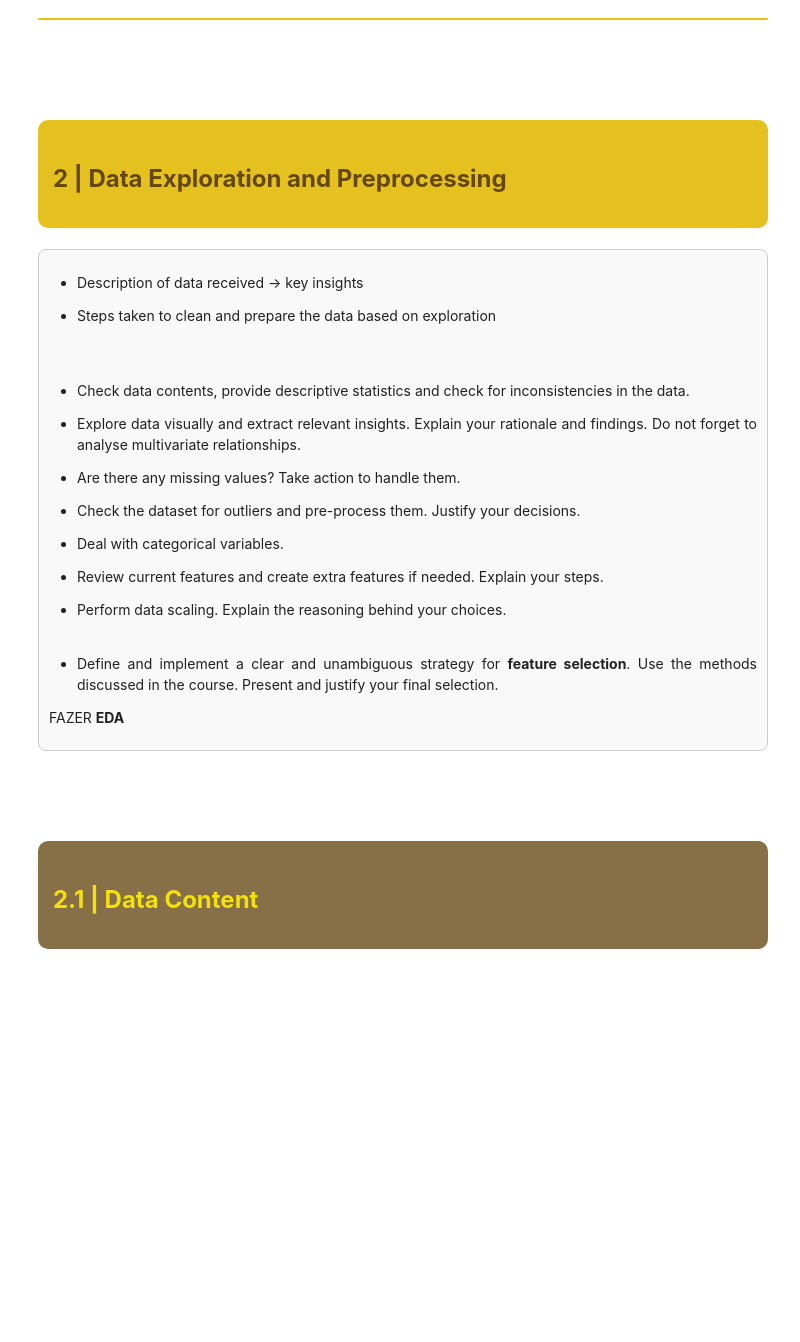
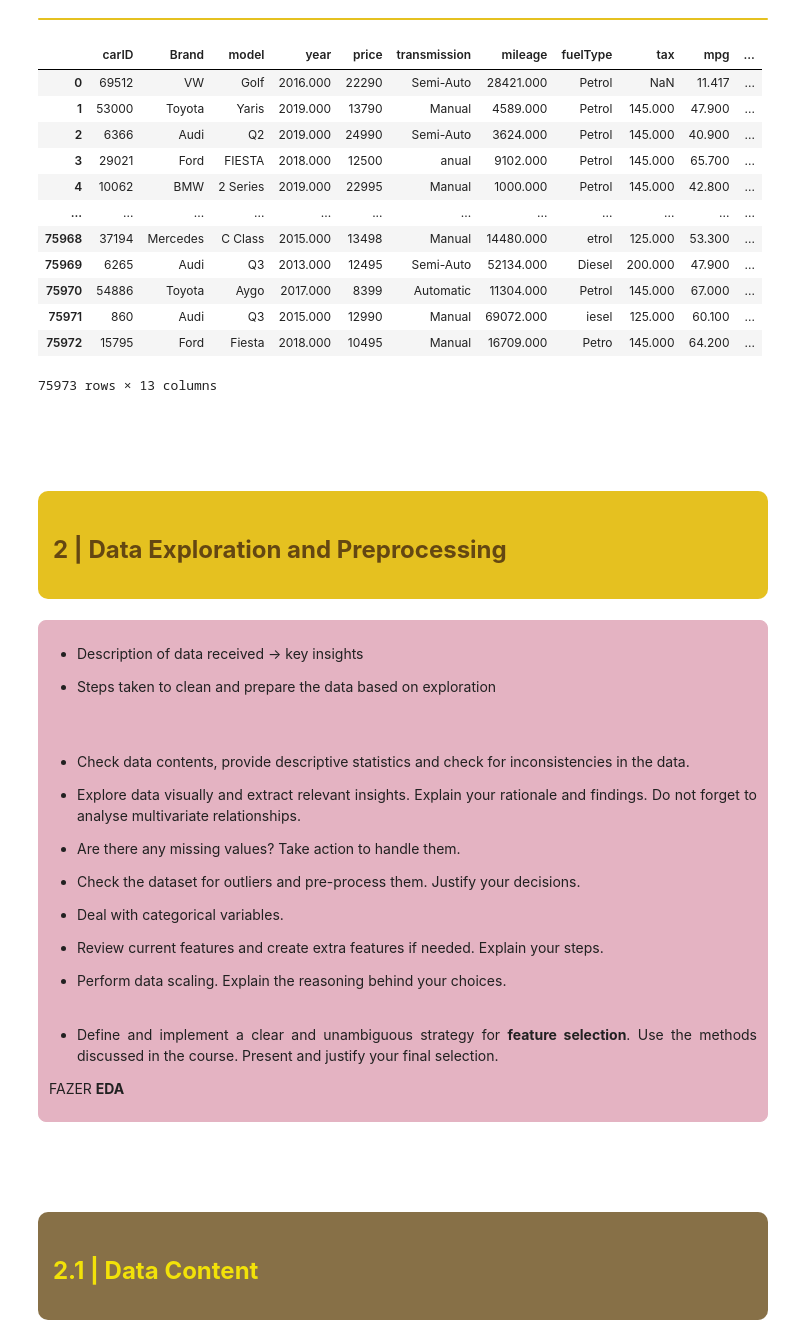
Before and after one commit to Filipa2002/Cars4You-Expediting-Car-Evaluations-with-ML, a Jupyter notebook: Filipa/car_evaluations_group37.ipynb, the cells around one changed output. Cells and saved outputs as stored; diff of their text form; code cells hidden in the pictures; blank space fills up the shorter version.

```diff
--- a/Filipa/car_evaluations_group37.ipynb
+++ b/Filipa/car_evaluations_group37.ipynb
@@ -152,7 +153,25 @@ sns.set_theme(style='white')
 # %%
 # Load both training and testing datasets
 car_eval = pd.read_csv('../project_data/train.csv')
 X_test = pd.read_csv('../project_data/test.csv')
+
+#########!!!!!!!!!!!!
+X_test.drop(columns=['hasDamage'])
+car_eval.drop(columns=['hasDamage'])
+# %% [output]
+|  | carID | Brand | model | year | price | transmission | mileage | fuelType | tax | mpg | ... |
+| 0 | 69512 | VW | Golf | 2016.000 | 22290 | Semi-Auto | 28421.000 | Petrol | NaN | 11.417 | ... |
+| 1 | 53000 | Toyota | Yaris | 2019.000 | 13790 | Manual | 4589.000 | Petrol | 145.000 | 47.900 | ... |
+| 2 | 6366 | Audi | Q2 | 2019.000 | 24990 | Semi-Auto | 3624.000 | Petrol | 145.000 | 40.900 | ... |
+| 3 | 29021 | Ford | FIESTA | 2018.000 | 12500 | anual | 9102.000 | Petrol | 145.000 | 65.700 | ... |
+| 4 | 10062 | BMW | 2 Series | 2019.000 | 22995 | Manual | 1000.000 | Petrol | 145.000 | 42.800 | ... |
+| ... | ... | ... | ... | ... | ... | ... | ... | ... | ... | ... | ... |
+| 75968 | 37194 | Mercedes | C Class | 2015.000 | 13498 | Manual | 14480.000 | etrol | 125.000 | 53.300 | ... |
+| 75969 | 6265 | Audi | Q3 | 2013.000 | 12495 | Semi-Auto | 52134.000 | Diesel | 200.000 | 47.900 | ... |
+| 75970 | 54886 | Toyota | Aygo | 2017.000 | 8399 | Automatic | 11304.000 | Petrol | 145.000 | 67.000 | ... |
+| 75971 | 860 | Audi | Q3 | 2015.000 | 12990 | Manual | 69072.000 | iesel | 125.000 | 60.100 | ... |
+| 75972 | 15795 | Ford | Fiesta | 2018.000 | 10495 | Manual | 16709.000 | Petro | 145.000 | 64.200 | ... |
+75973 rows × 13 columns
 # %% [markdown]
 # <span style="color: #ffffff;">2 |  Data Exploration and Preprocessing</span>
 
@@ -163,7 +182,8 @@ X_test = pd.read_csv('../project_data/test.csv')
     </h1>
 </div>
 <br>
-<div style="background-color:#f9f9f9; border:1.5px solid #ccc; border-radius:8px; padding: 10px; width:1130px; text-align: justify;">
+
+<div style="background-color:#e4b3c2ff; border:1.5px solid #e4b3c2ff; border-radius:8px; padding: 10px; width:1130px; text-align: justify;">
 
 - Description of data received -> key insights
  - Steps taken to clean and prepare the data based on exploration
```
Also changed, not shown: parts of 45 cells of this notebook.
